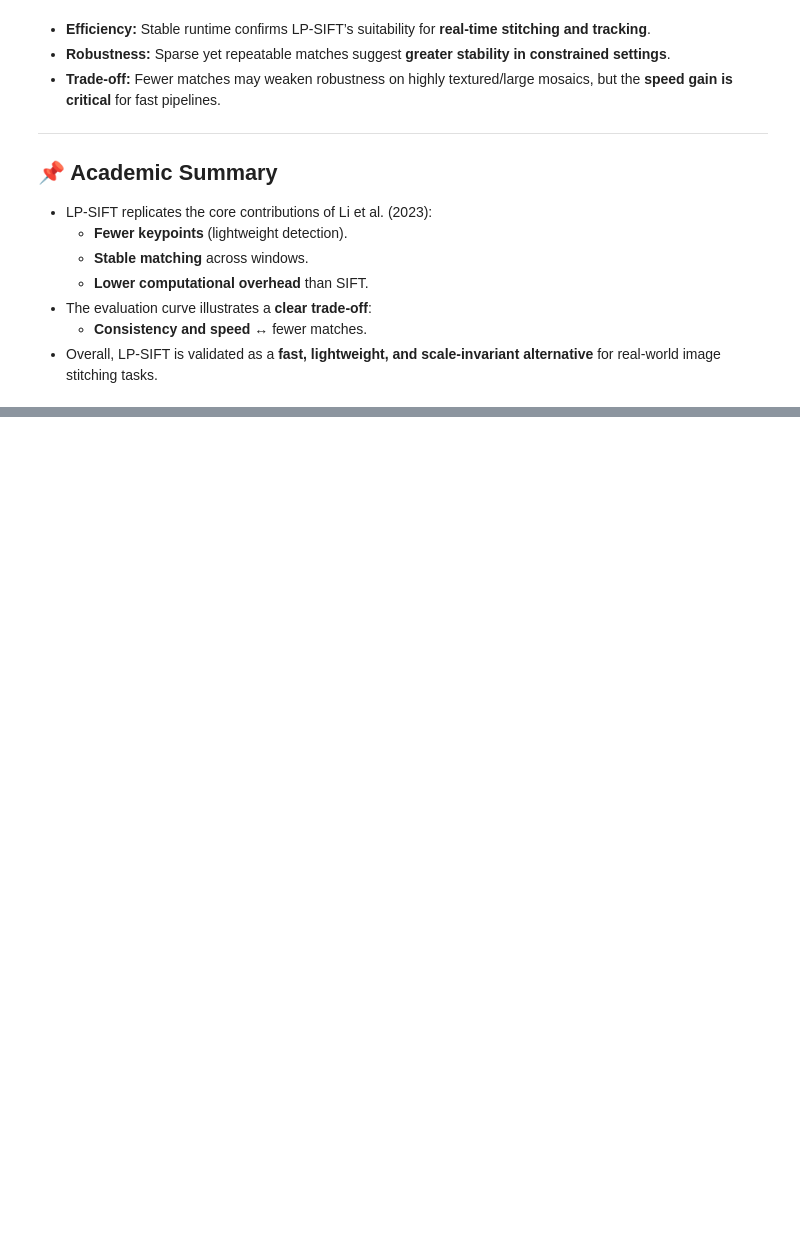
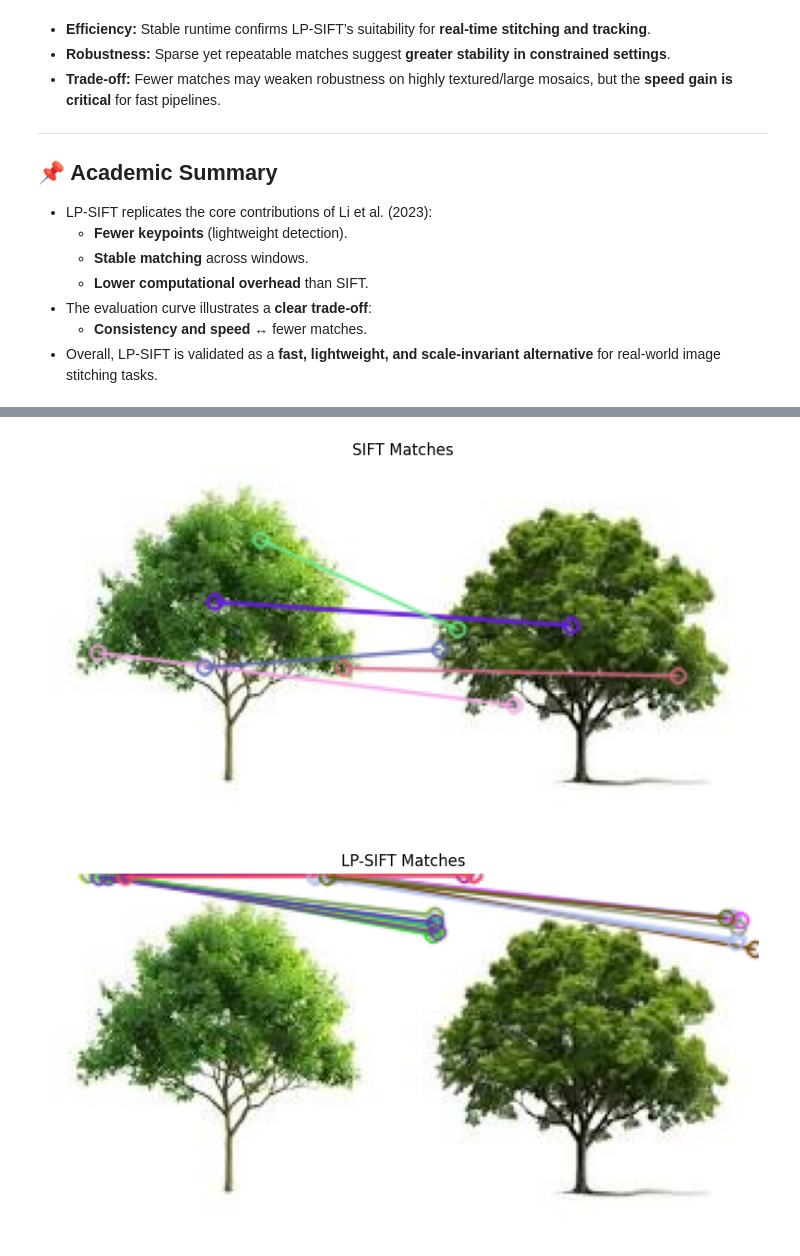
Before and after one commit to MOHAMMEDFAHD/Pytorch-Collections, a Jupyter notebook: CNN-models/LP_SIFT_—_Local_Peak_Scale_Invariant_Feature_Transform_for_Fast_and_Random_Image_Stitching_(Replication_of_Li_et_al_,_2023).ipynb, the cells around one changed output, grey strips where cells are left out. Cells and saved outputs as stored; diff of their text form; code cells hidden in the pictures; blank space fills up the shorter version.

```diff
--- a/CNN-models/LP_SIFT_—_Local_Peak_Scale_Invariant_Feature_Transform_for_Fast_and_Random_Image_Stitching_(Replication_of_Li_et_al_,_2023).ipynb
+++ b/CNN-models/LP_SIFT_—_Local_Peak_Scale_Invariant_Feature_Transform_for_Fast_and_Random_Image_Stitching_(Replication_of_Li_et_al_,_2023).ipynb
@@ -690,0 +749,75 @@ Detected 135 vs 195 keypoints, 3 matches
+# %%
+# ------------------------------------------------------
+# SIFT vs LP-SIFT Comparison (Keypoints, Matches, Runtime)
+# ------------------------------------------------------
+import cv2, time
+import matplotlib.pyplot as plt
+import numpy as np
+
+# Load images
+img1 = cv2.imread("image1.jpg")
+img2 = cv2.imread("image2.jpg")
+
+# --- 1. Baseline SIFT ---
+sift = cv2.SIFT_create()
+t0 = time.time()
+kp1, des1 = sift.detectAndCompute(cv2.cvtColor(img1, cv2.COLOR_BGR2GRAY), None)
+kp2, des2 = sift.detectAndCompute(cv2.cvtColor(img2, cv2.COLOR_BGR2GRAY), None)
+sift_time = time.time() - t0
+
+# Matcher (Lowe’s ratio test)
+bf = cv2.BFMatcher()
+matches_sift = bf.knnMatch(des1, des2, k=2)
+good_sift = [m for m,n in matches_sift if m.distance < 0.75*n.distance]
+
+# --- 2. LP-SIFT (replicated pipeline) ---
+def lp_sift(gray, peak_thresh=0.02):
+    # Find local peaks in Gaussian-smoothed image
+    blur = cv2.GaussianBlur(gray,(5,5),1.6)
+    local_max = (blur == cv2.dilate(blur, None))
+    pts = np.argwhere(local_max & (blur > peak_thresh*blur.max()))
+    kps = [cv2.KeyPoint(float(y), float(x), 3) for x,y in pts]
+    sift = cv2.SIFT_create()
+    kps, des = sift.compute(gray, kps)
+    return kps, des
+
+t1 = time.time()
+kp1_lp, des1_lp = lp_sift(cv2.cvtColor(img1, cv2.COLOR_BGR2GRAY))
+kp2_lp, des2_lp = lp_sift(cv2.cvtColor(img2, cv2.COLOR_BGR2GRAY))
+lp_time = time.time() - t1
+
+matches_lp = bf.knnMatch(des1_lp, des2_lp, k=2)
+good_lp = [m for m,n in matches_lp if m.distance < 0.75*n.distance]
+
+# --- 3. Print stats ---
+print("🔹 SIFT:")
+print(f"  Keypoints: {len(kp1)} vs {len(kp2)}")
+print(f"  Matches: {len(good_sift)} | Time: {sift_time:.3f}s")
+print("\n🔹 LP-SIFT:")
+print(f"  Keypoints: {len(kp1_lp)} vs {len(kp2_lp)}")
+print(f"  Matches: {len(good_lp)} | Time: {lp_time:.3f}s")
+
+# --- 4. Visualization ---
+def draw_matches(img1, kp1, img2, kp2, matches, title):
+    out = cv2.drawMatches(img1, kp1, img2, kp2, matches[:20], None,
+                          flags=cv2.DrawMatchesFlags_NOT_DRAW_SINGLE_POINTS)
+    plt.figure(figsize=(10,5))
+    plt.title(title)
+    plt.imshow(cv2.cvtColor(out, cv2.COLOR_BGR2RGB))
+    plt.axis("off")
+    plt.show()
+
+draw_matches(img1, kp1, img2, kp2, good_sift, "SIFT Matches")
+draw_matches(img1, kp1_lp, img2, kp2_lp, good_lp, "LP-SIFT Matches")
+
+# --- 5. Evaluation Table ---
+import pandas as pd
+results = pd.DataFrame({
+    "Method": ["SIFT", "LP-SIFT"],
+    "Keypoints (img1,img2)": [f"{len(kp1)} vs {len(kp2)}", f"{len(kp1_lp)} vs {len(kp2_lp)}"],
+    "Matches": [len(good_sift), len(good_lp)],
+    "Runtime (s)": [round(sift_time,3), round(lp_time,3)]
+})
+print("\n📊 Evaluation Results:")
+print(results)
+# %% [output]
@@ -690,0 +831,2 @@ Detected 135 vs 195 keypoints, 3 matches
+[figure, added]
+[figure, added]
```
Also changed, not shown: parts of 3 cells of this notebook.
